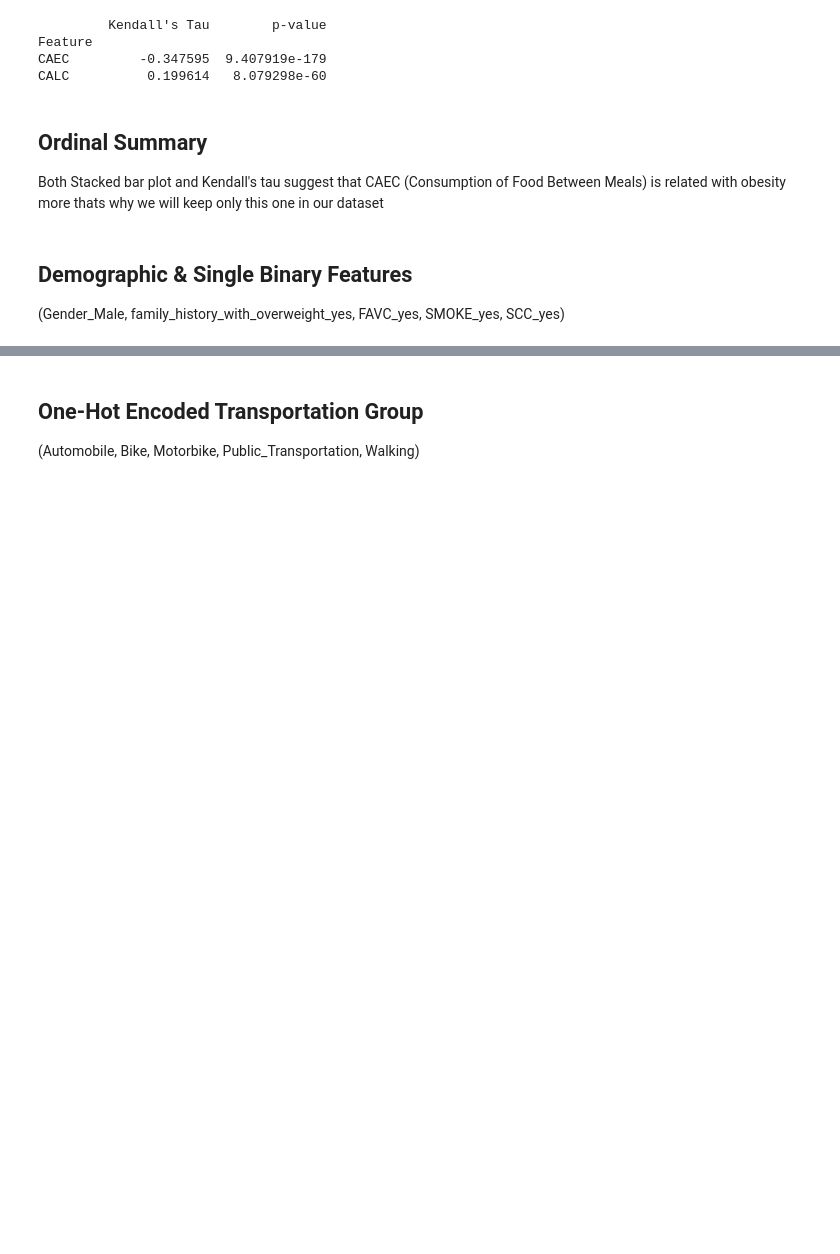
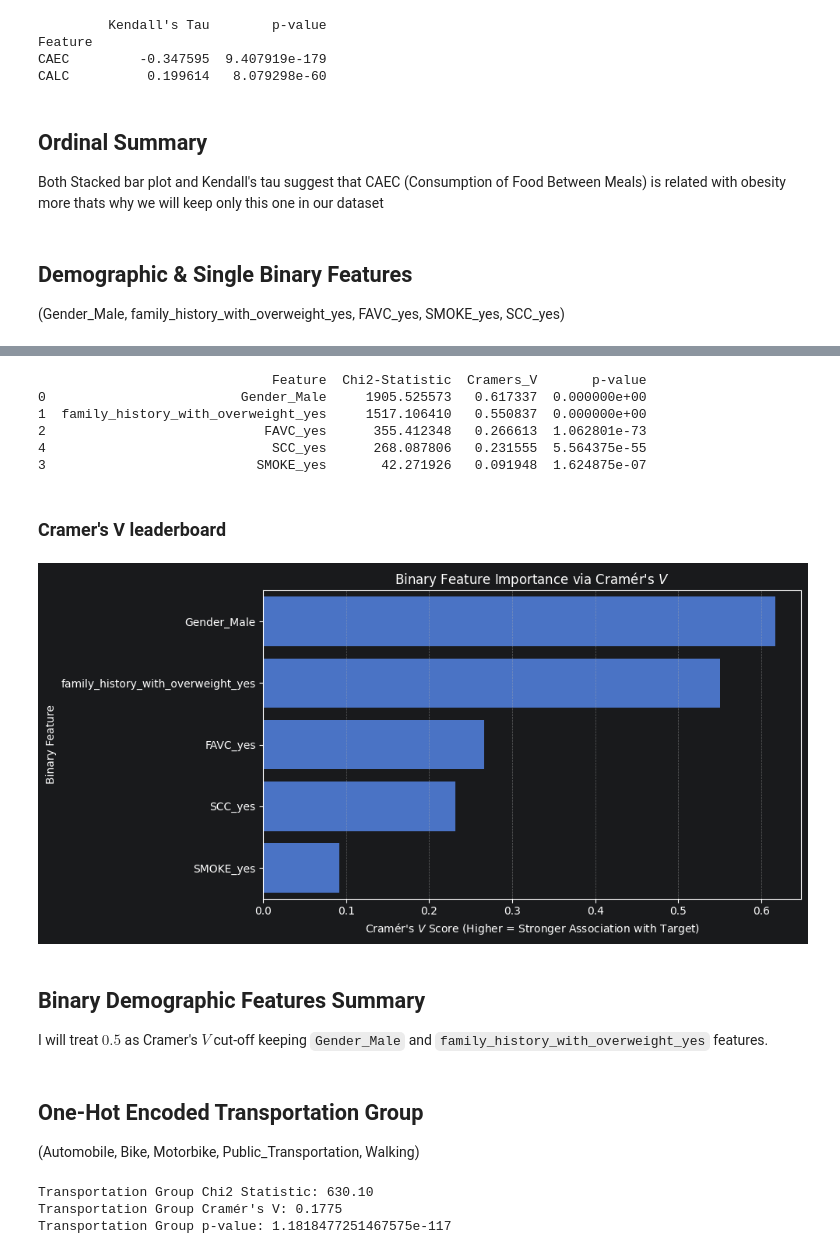
Before and after one commit to xXKeNdAmAmAsTeRXx/Deep_Learning_Labs, a Jupyter notebook: Lab_14_15-project/2_EDA.ipynb, the cells around one changed output, grey strips where cells are left out. Cells and saved outputs as stored; diff of their text form; code cells hidden in the pictures; blank space fills up the shorter version.

Commit message:
transportation EDA

```diff
--- a/Lab_14_15-project/2_EDA.ipynb
+++ b/Lab_14_15-project/2_EDA.ipynb
@@ -412,3 +417,74 @@ Both Stacked bar plot and Kendall's tau suggest that CAEC (Consumption of Food B
+# %%
+from scipy.stats import chi2_contingency
+
+binary_cols = ['Gender_Male', 'family_history_with_overweight_yes', 'FAVC_yes', 'SMOKE_yes', 'SCC_yes']
+chi2_results = []
+
+for col in binary_cols:
+    # Create the contingency table
+    contingency_table = pd.crosstab(X_sample[col], y_sample)
+
+    # Run the Chi-Square test
+    chi2, p, dof, expected = chi2_contingency(contingency_table)
+
+    # Calculate Cramér's V
+    n = contingency_table.sum().sum()
+    min_dim = min(contingency_table.shape) - 1  # For binary rows, this equals 1
+    cramers_v = np.sqrt(chi2 / (n * min_dim))
+
+    chi2_results.append({'Feature': col, 'Chi2-Statistic': chi2, 'Cramers_V': cramers_v, 'p-value': p})
+
+# Turn into a DataFrame and sort
+binary_leaderboard = pd.DataFrame(chi2_results).sort_values(by='Cramers_V', ascending=False)
+print(binary_leaderboard)
+# %% [output]
+                              Feature  Chi2-Statistic  Cramers_V       p-value
+0                         Gender_Male     1905.525573   0.617337  0.000000e+00
+1  family_history_with_overweight_yes     1517.106410   0.550837  0.000000e+00
+2                            FAVC_yes      355.412348   0.266613  1.062801e-73
+4                             SCC_yes      268.087806   0.231555  5.564375e-55
+3                           SMOKE_yes       42.271926   0.091948  1.624875e-07
+# %% [markdown]
+### Cramer's V leaderboard
+# %%
+plt.figure(figsize=(10, 5))
+sns.barplot(x='Cramers_V', y='Feature', data=binary_leaderboard)
+
+plt.title("Binary Feature Importance via Cramér's $V$")
+plt.xlabel("Cramér's $V$ Score (Higher = Stronger Association with Target)")
+plt.ylabel("Binary Feature")
+plt.grid(axis='x', linestyle='--', alpha=0.5)
+plt.tight_layout()
+plt.show()
+# %% [output]
+[figure, added]
+# %% [markdown]
+## Binary Demographic Features Summary
+I will treat $0.5$ as Cramer's $V$ cut-off keeping `Gender_Male` and `family_history_with_overweight_yes` features.
 # %% [markdown]
 ## One-Hot Encoded Transportation Group
 (Automobile, Bike, Motorbike, Public_Transportation, Walking)
+# %%
+transport_cols = ['Automobile', 'Bike', 'Motorbike', 'Public_Transportation', 'Walking']
+
+# 1. Reverse one-hot encoding to create a single categorical column
+transport_reconstructed = X_sample[transport_cols].idxmax(axis=1)
+
+# 2. Create a single contingency table against the target
+contingency_table = pd.crosstab(transport_reconstructed, y_sample)
+
+# 3. Run the Chi-Square Test
+chi2, p, dof, expected = chi2_contingency(contingency_table)
+
+# 4. Calculate Cramér's V for the whole transportation group
+n = contingency_table.sum().sum()
+min_dim = min(contingency_table.shape) - 1 # (5 rows - 1) vs (7 cols - 1) = 4
+cramers_v = np.sqrt(chi2 / (n * min_dim))
+
+print(f"Transportation Group Chi2 Statistic: {chi2:.2f}")
+print(f"Transportation Group Cramér's V: {cramers_v:.4f}")
+print(f"Transportation Group p-value: {p}")
+# %% [output]
+Transportation Group Chi2 Statistic: 630.10
+Transportation Group Cramér's V: 0.1775
+Transportation Group p-value: 1.1818477251467575e-117
```
Also changed, not shown: parts of 6 cells of this notebook.
